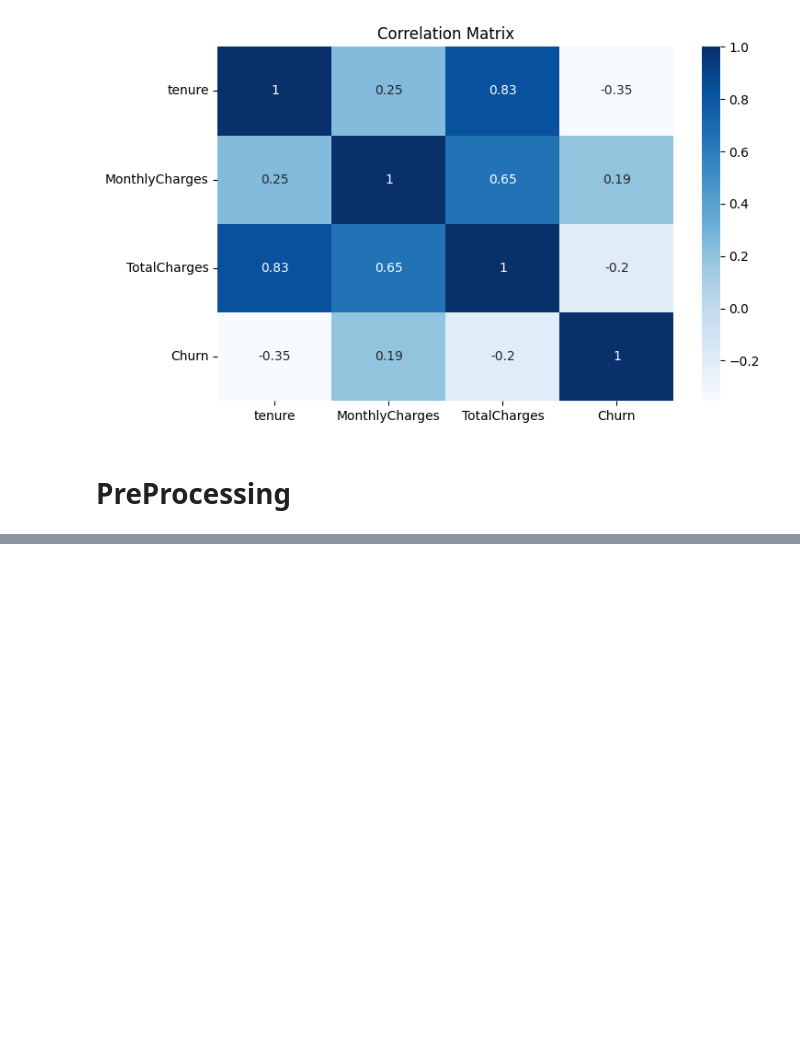
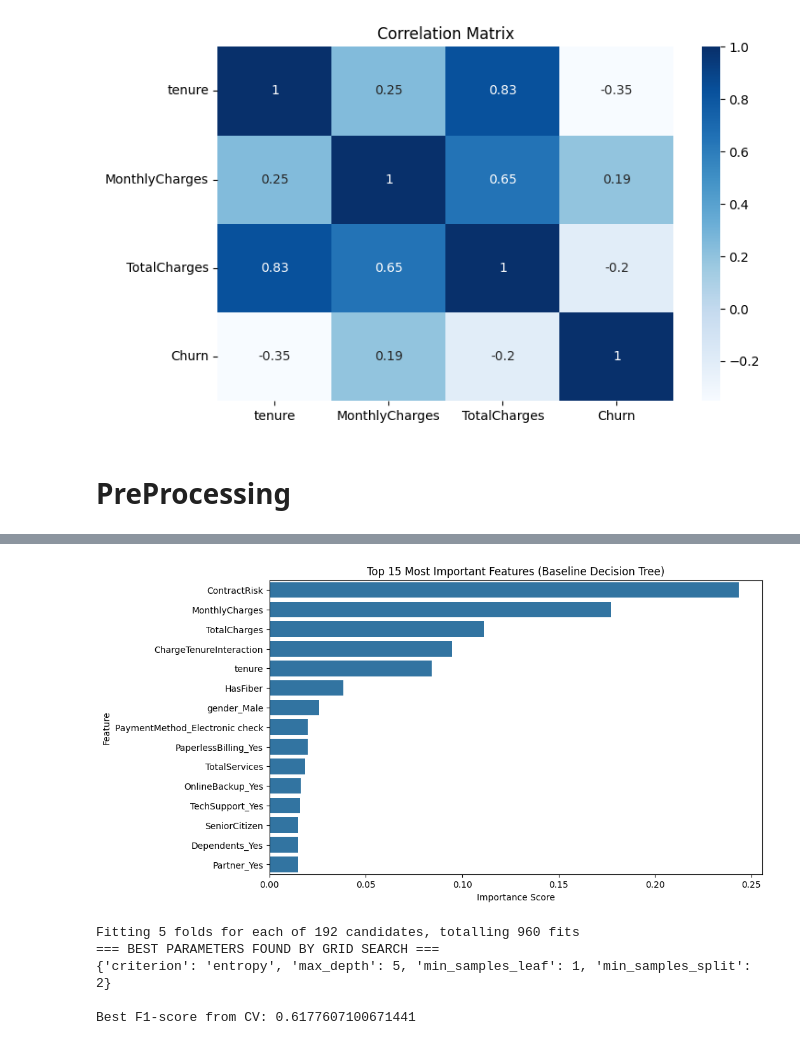
Before and after one commit to Daham-abeyratne/Customer_Churn_Prediction, a Jupyter notebook: costomer_churn_prediciton.ipynb, the cells around one changed output, grey strips where cells are left out. Cells and saved outputs as stored; diff of their text form; code cells hidden in the pictures; blank space fills up the shorter version.

```diff
--- a/costomer_churn_prediciton.ipynb
+++ b/costomer_churn_prediciton.ipynb
@@ -446,0 +497,52 @@ Test shape: (1407, 35)
+# %%
+# Extract feature importances
+importances = dt_baseline.feature_importances_
+indices = np.argsort(importances)[::-1]
+feature_names = X_train.columns
+
+plt.figure(figsize=(10,6))
+sns.barplot(
+    x=importances[indices][:15],
+    y=feature_names[indices][:15]
+)
+plt.title("Top 15 Most Important Features (Baseline Decision Tree)")
+plt.xlabel("Importance Score")
+plt.ylabel("Feature")
+plt.show()
+# %% [output]
+[figure, added]
+# %%
+# Hyperparameter grid chosen to balance complexity & performance
+param_grid = {
+    'criterion': ['gini', 'entropy'],
+    'max_depth': [None, 5, 10, 15, 20, 30],
+    'min_samples_split': [2, 10, 20, 50],
+    'min_samples_leaf': [1, 2, 5, 10]
+}
+
+dt_model = DecisionTreeClassifier(
+    random_state=42,
+    class_weight='balanced'        # again, handles churn imbalance
+)
+
+grid_search = GridSearchCV(
+    estimator=dt_model,
+    param_grid=param_grid,
+    scoring='f1',                   # Perfect choice for churn (imbalanced)
+    cv=5,
+    n_jobs=-1,
+    verbose=1
+)
+
+grid_search.fit(X_train, y_train)
+
+print("=== BEST PARAMETERS FOUND BY GRID SEARCH ===")
+print(grid_search.best_params_)
+
+print("\nBest F1-score from CV:", grid_search.best_score_)
+# %% [output]
+Fitting 5 folds for each of 192 candidates, totalling 960 fits
+=== BEST PARAMETERS FOUND BY GRID SEARCH ===
+{'criterion': 'entropy', 'max_depth': 5, 'min_samples_leaf': 1, 'min_samples_split': 2}
+
+Best F1-score from CV: 0.6177607100671441
```
Also changed, not shown: parts of 40 cells of this notebook.
